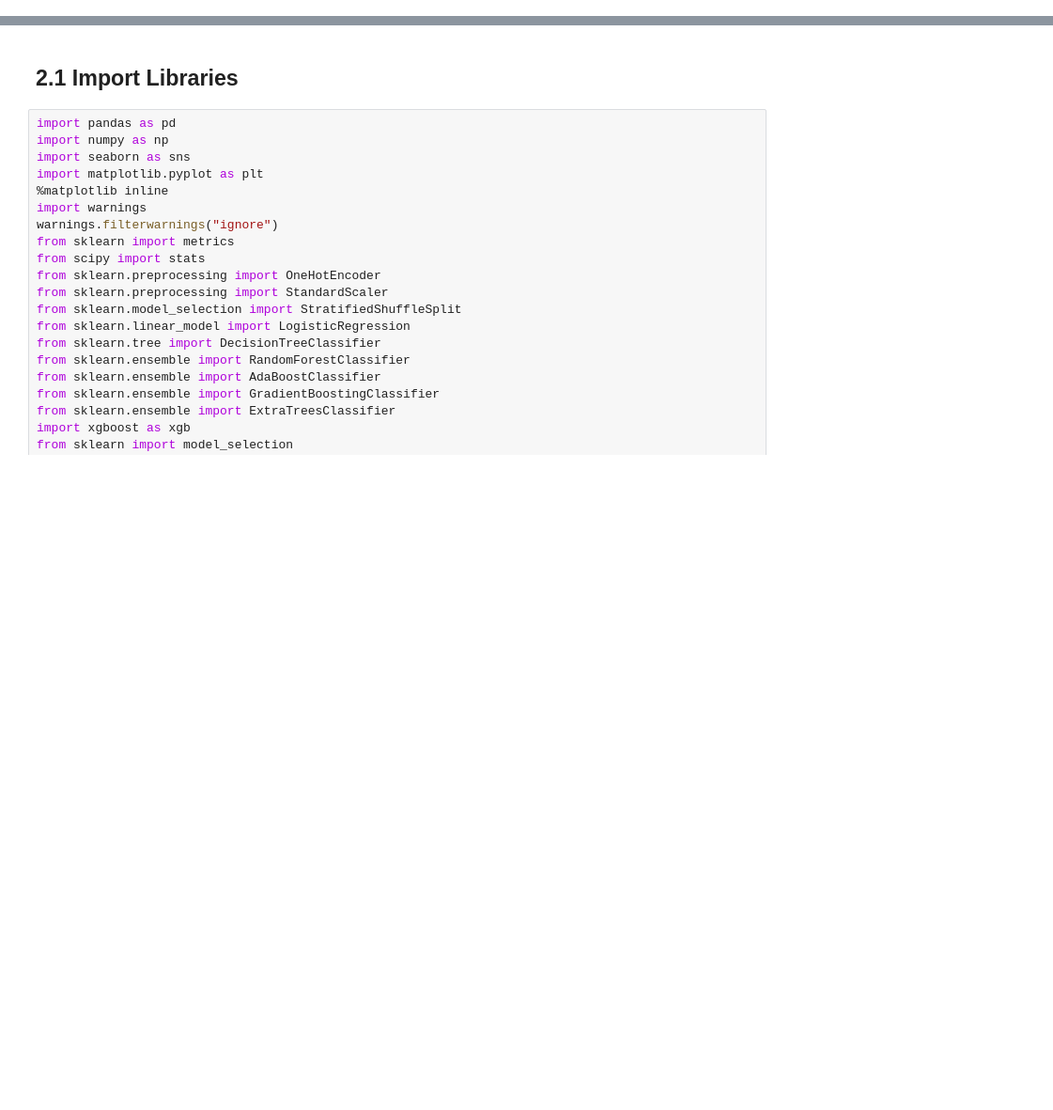
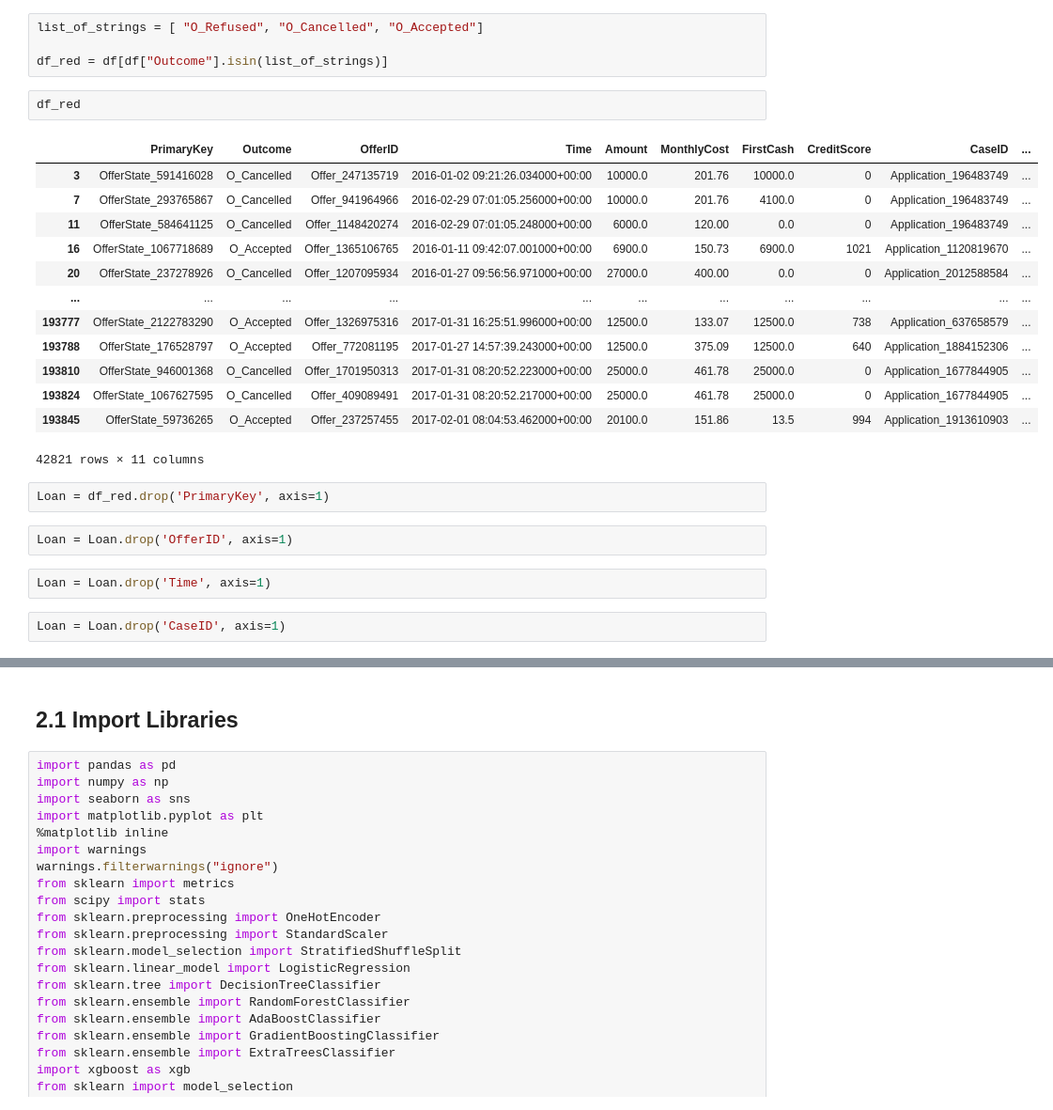
Before and after one commit to Bassamelkoussa/loan-application-process, a Jupyter notebook: Dissertation_Sep.ipynb, the cells around one changed output, grey strips where cells are left out. Shown at 94% size. Drawn from its saved outputs; the diff is of its cells as text; blank space fills up the shorter version.

```diff
--- a/Dissertation_Sep.ipynb
+++ b/Dissertation_Sep.ipynb
@@ -8,0 +166,28 @@
+# %%
+list_of_strings = [ "O_Refused", "O_Cancelled", "O_Accepted"]
+
+df_red = df[df["Outcome"].isin(list_of_strings)]
+# %%
+df_red
+# %% [output]
+|  | PrimaryKey | Outcome | OfferID | Time | Amount | MonthlyCost | FirstCash | CreditScore | CaseID | ... |
+| 3 | OfferState_591416028 | O_Cancelled | Offer_247135719 | 2016-01-02 09:21:26.034000+00:00 | 10000.0 | 201.76 | 10000.0 | 0 | Application_196483749 | ... |
+| 7 | OfferState_293765867 | O_Cancelled | Offer_941964966 | 2016-02-29 07:01:05.256000+00:00 | 10000.0 | 201.76 | 4100.0 | 0 | Application_196483749 | ... |
+| 11 | OfferState_584641125 | O_Cancelled | Offer_1148420274 | 2016-02-29 07:01:05.248000+00:00 | 6000.0 | 120.00 | 0.0 | 0 | Application_196483749 | ... |
+| 16 | OfferState_1067718689 | O_Accepted | Offer_1365106765 | 2016-01-11 09:42:07.001000+00:00 | 6900.0 | 150.73 | 6900.0 | 1021 | Application_1120819670 | ... |
+| 20 | OfferState_237278926 | O_Cancelled | Offer_1207095934 | 2016-01-27 09:56:56.971000+00:00 | 27000.0 | 400.00 | 0.0 | 0 | Application_2012588584 | ... |
+| ... | ... | ... | ... | ... | ... | ... | ... | ... | ... | ... |
+| 193777 | OfferState_2122783290 | O_Accepted | Offer_1326975316 | 2017-01-31 16:25:51.996000+00:00 | 12500.0 | 133.07 | 12500.0 | 738 | Application_637658579 | ... |
+| 193788 | OfferState_176528797 | O_Accepted | Offer_772081195 | 2017-01-27 14:57:39.243000+00:00 | 12500.0 | 375.09 | 12500.0 | 640 | Application_1884152306 | ... |
+| 193810 | OfferState_946001368 | O_Cancelled | Offer_1701950313 | 2017-01-31 08:20:52.223000+00:00 | 25000.0 | 461.78 | 25000.0 | 0 | Application_1677844905 | ... |
+| 193824 | OfferState_1067627595 | O_Cancelled | Offer_409089491 | 2017-01-31 08:20:52.217000+00:00 | 25000.0 | 461.78 | 25000.0 | 0 | Application_1677844905 | ... |
+| 193845 | OfferState_59736265 | O_Accepted | Offer_237257455 | 2017-02-01 08:04:53.462000+00:00 | 20100.0 | 151.86 | 13.5 | 994 | Application_1913610903 | ... |
+42821 rows × 11 columns
+# %%
+Loan = df_red.drop('PrimaryKey', axis=1)
+# %%
+Loan = Loan.drop('OfferID', axis=1)
+# %%
+Loan = Loan.drop('Time', axis=1)
+# %%
+Loan = Loan.drop('CaseID', axis=1)
```
Also changed, not shown: parts of 60 cells of this notebook.
